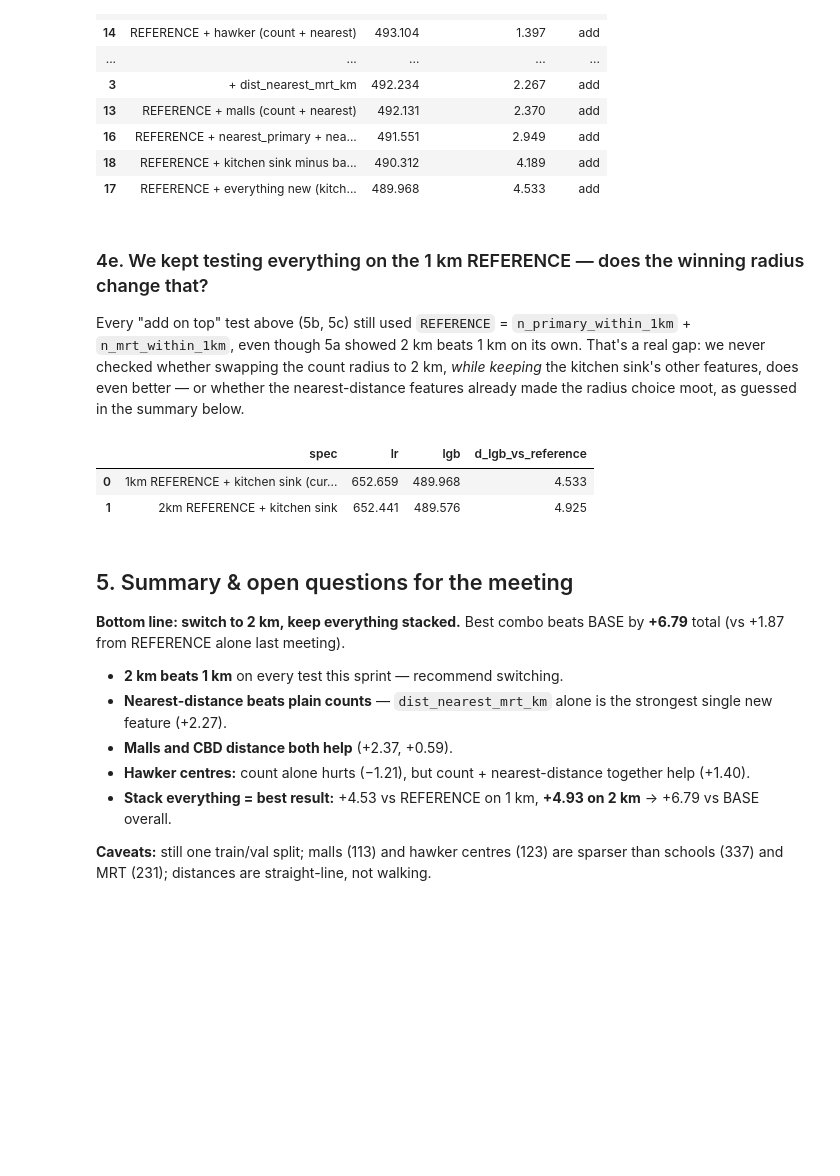
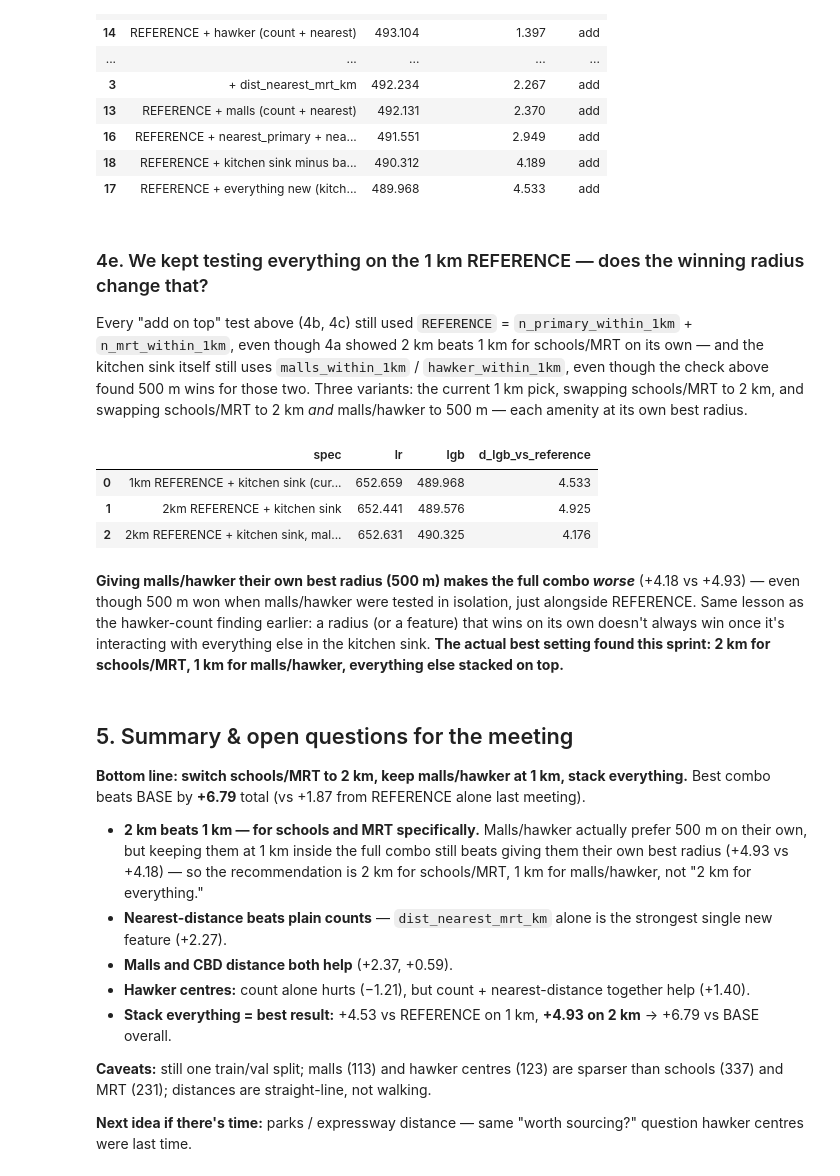
Before and after one commit to sidneyting/hdb-rentals, a Jupyter notebook: notebooks/06_distance_features.ipynb, the cells around one changed output. Drawn from its saved outputs; the diff is of its cells as text; code cells hidden in the pictures; blank space fills up the shorter version.

Commit message:
chore: re-run and tidy distance features notebook

```diff
--- a/notebooks/06_distance_features.ipynb
+++ b/notebooks/06_distance_features.ipynb
@@ -765,35 +782,51 @@ wrote ../outputs/distance_feature_rmse_holdout.csv, ../outputs/distance_feature_
 # %% [markdown]
 ### 4e. We kept testing everything on the 1 km REFERENCE — does the winning radius change that?
 
-Every "add on top" test above (5b, 5c) still used `REFERENCE` = `n_primary_within_1km` +
-`n_mrt_within_1km`, even though 5a showed 2 km beats 1 km on its own. That's a real gap: we never
-checked whether swapping the count radius to 2 km, _while keeping_ the kitchen sink's other features,
-does even better — or whether the nearest-distance features already made the radius choice moot, as
-guessed in the summary below.
+Every "add on top" test above (4b, 4c) still used `REFERENCE` = `n_primary_within_1km` +
+`n_mrt_within_1km`, even though 4a showed 2 km beats 1 km for schools/MRT on its own — and the kitchen
+sink itself still uses `malls_within_1km` / `hawker_within_1km`, even though the check above found
+500 m wins for those two. Three variants: the current 1 km pick, swapping schools/MRT to 2 km, and
+swapping schools/MRT to 2 km *and* malls/hawker to 500 m — each amenity at its own best radius.
 # %%
 REFERENCE_2KM = ["MAX_FLOOR", "primary_within_2km", "mrt_within_2km"]
 KITCHEN_SINK_EXTRA = [
     "primary_nearest_km", "mrt_nearest_km", "secondary_within_1km", "mrt_interchange_within_1km",
     "mrt_interchange_nearest_km", "malls_within_1km", "malls_nearest_km",
     "hawker_within_1km", "hawker_nearest_km", "dist_to_cbd_km",
 ]
+KITCHEN_SINK_EXTRA_OPT = [
+    "primary_nearest_km", "mrt_nearest_km", "secondary_within_1km", "mrt_interchange_within_1km",
+    "mrt_interchange_nearest_km", "malls_within_500m", "malls_nearest_km",
+    "hawker_within_500m", "hawker_nearest_km", "dist_to_cbd_km",
+]
 radius_check = pd.DataFrame([
     eval_spec("1km REFERENCE + kitchen sink (current pick)", REFERENCE + KITCHEN_SINK_EXTRA),
     eval_spec("2km REFERENCE + kitchen sink", REFERENCE_2KM + KITCHEN_SINK_EXTRA),
+    eval_spec("2km REFERENCE + kitchen sink, malls/hawker @ 500m", REFERENCE_2KM + KITCHEN_SINK_EXTRA_OPT),
 ])
 radius_check["d_lgb_vs_reference"] = reference["lgb"] - radius_check["lgb"]
 radius_check[["spec", "lr", "lgb", "d_lgb_vs_reference"]]
 # %% [output]
 |  | spec | lr | lgb | d_lgb_vs_reference |
 | 0 | 1km REFERENCE + kitchen sink (cur... | 652.659 | 489.968 | 4.533 |
 | 1 | 2km REFERENCE + kitchen sink | 652.441 | 489.576 | 4.925 |
+| 2 | 2km REFERENCE + kitchen sink, mal... | 652.631 | 490.325 | 4.176 |
+# %% [markdown]
+**Giving malls/hawker their own best radius (500 m) makes the full combo *worse*** (+4.18 vs +4.93) —
+even though 500 m won when malls/hawker were tested in isolation, just alongside REFERENCE. Same lesson
+as the hawker-count finding earlier: a radius (or a feature) that wins on its own doesn't always win once
+it's interacting with everything else in the kitchen sink. **The actual best setting found this sprint:
+2 km for schools/MRT, 1 km for malls/hawker, everything else stacked on top.**
 # %% [markdown]
 ## 5. Summary & open questions for the meeting
 
-**Bottom line: switch to 2 km, keep everything stacked.** Best combo beats BASE by **+6.79** total
+**Bottom line: switch schools/MRT to 2 km, keep malls/hawker at 1 km, stack everything.** Best combo beats BASE by **+6.79** total
 (vs +1.87 from REFERENCE alone last meeting).
 
-- **2 km beats 1 km** on every test this sprint — recommend switching.
+- **2 km beats 1 km — for schools and MRT specifically.** Malls/hawker actually prefer 500 m on their
+  own, but keeping them at 1 km inside the full combo still beats giving them their own best radius
+  (+4.93 vs +4.18) — so the recommendation is 2 km for schools/MRT, 1 km for malls/hawker, not "2 km
+  for everything."
 - **Nearest-distance beats plain counts** — `dist_nearest_mrt_km` alone is the strongest single new feature (+2.27).
 - **Malls and CBD distance both help** (+2.37, +0.59).
 - **Hawker centres:** count alone hurts (−1.21), but count + nearest-distance together help (+1.40).
@@ -801,3 +834,6 @@ radius_check[["spec", "lr", "lgb", "d_lgb_vs_reference"]]
 
 **Caveats:** still one train/val split; malls (113) and hawker centres (123) are sparser than schools (337)
 and MRT (231); distances are straight-line, not walking.
+
+**Next idea if there's time:** parks / expressway distance — same "worth sourcing?" question hawker
+centres were last time.
```
Also changed, not shown: parts of 12 cells of this notebook.
